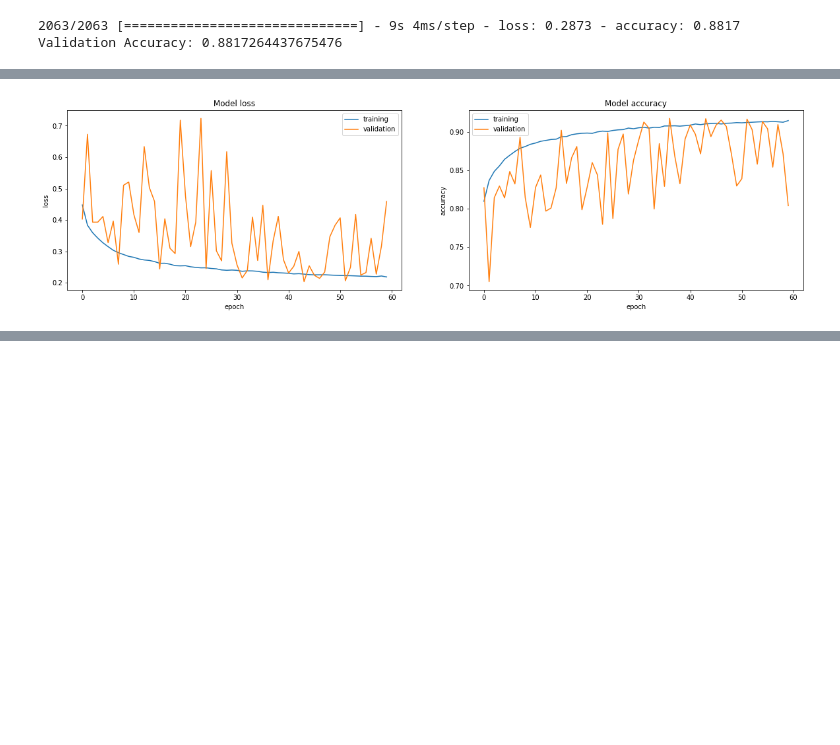
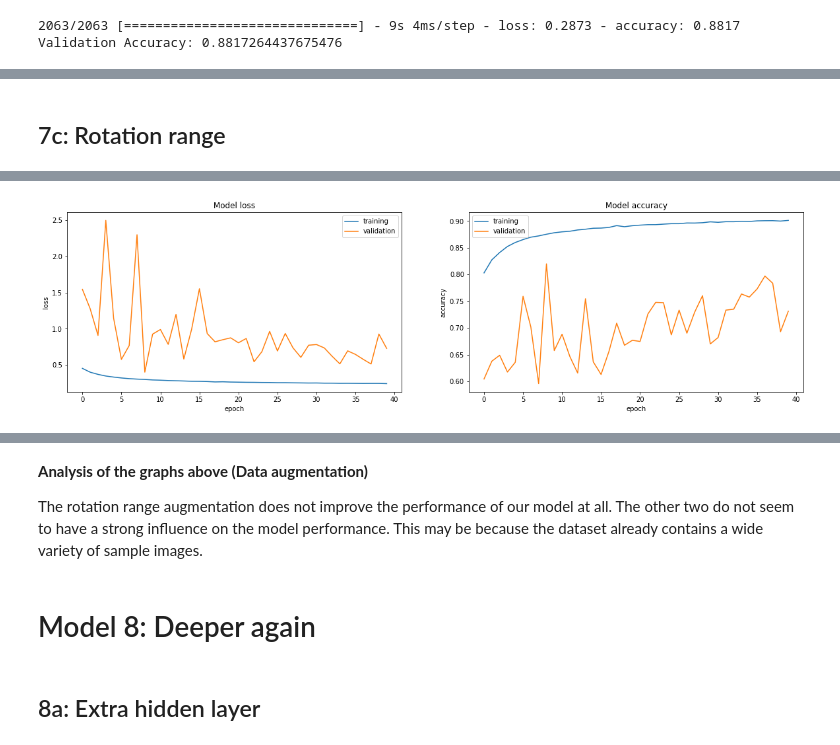
Before and after one commit to timmooren/hcd, a Jupyter notebook: code/hispa_cancer_detection.ipynb, the cells around one changed output, grey strips where cells are left out. Drawn from its saved outputs; the diff is of its cells as text; code cells hidden in the pictures; blank space fills up the shorter version.

```diff
--- a/code/hispa_cancer_detection.ipynb
+++ b/code/hispa_cancer_detection.ipynb
@@ -909,0 +1133,32 @@ Validation Accuracy: 0.8817264437675476
+# %%
+# Zoom range
+model = models.Sequential()
+model.add(layers.Conv2D(32, (3, 3), activation='relu', padding='same', input_shape=(32, 32, 3)))
+model.add(layers.MaxPooling2D((2, 2)))
+model.add(layers.BatchNormalization())
+
+model.add(layers.Dropout(0.2))
+model.add(layers.Conv2D(64, (3, 3), activation='relu', padding='same'))
+model.add(layers.MaxPooling2D((2, 2)))
+model.add(layers.BatchNormalization())
+
+model.add(layers.Dropout(0.2))
+model.add(layers.Conv2D(128, (3, 3), activation='relu', padding='same'))
+model.add(layers.MaxPooling2D((2, 2)))
+model.add(layers.BatchNormalization())
+
+model.add(layers.Dropout(0.2))
+model.add(layers.Conv2D(256, (3, 3), activation='relu', padding='same'))
+model.add(layers.MaxPooling2D((2, 2)))
+model.add(layers.BatchNormalization())
+
+
+model.add(layers.Flatten())
+model.add(layers.Dropout(0.4))
+model.add(layers.Dense(256, activation='relu'))
+model.add(layers.Dropout(0.4))
+model.add(layers.Dense(2, activation='softmax'))
+
+aug = {'zoom_range': 0.2}
+
+train_and_evaluate(model, train_images, train_labels, val_images, val_labels, preprocess={'featurewise_center': True, 'featurewise_std_normalization': True}, augment=aug, epochs=40)
@@ -910,5 +1186,7 @@ Validation Accuracy: 0.8817264437675476
+# %% [markdown]
+##  7c: Rotation range
 # %%
-# higher dropout
+## Rotation range
 model = models.Sequential()
 model.add(layers.Conv2D(32, (3, 3), activation='relu', padding='same', input_shape=(32, 32, 3)))
 model.add(layers.MaxPooling2D((2, 2)))
@@ -924,20 +1202,19 @@ model.add(layers.Conv2D(128, (3, 3), activation='relu', padding='same'))
 model.add(layers.MaxPooling2D((2, 2)))
 model.add(layers.BatchNormalization())
 
-model.add(layers.Dropout(0.3))
+model.add(layers.Dropout(0.2))
 model.add(layers.Conv2D(256, (3, 3), activation='relu', padding='same'))
 model.add(layers.MaxPooling2D((2, 2)))
 model.add(layers.BatchNormalization())
 
 
 model.add(layers.Flatten())
-model.add(layers.Dropout(0.5))
+model.add(layers.Dropout(0.4))
 model.add(layers.Dense(256, activation='relu'))
-model.add(layers.Dropout(0.5))
+model.add(layers.Dropout(0.4))
 model.add(layers.Dense(2, activation='softmax'))
 
-aug = {'horizontal_flip': True,
-       'vertical_flip': True}
+aug = {'rotation_range': 20}
 
-train_and_evaluate(model, train_images, train_labels, val_images, val_labels, preprocess={'featurewise_center': True, 'featurewise_std_normalization': True}, augment=aug, epochs=60)
+train_and_evaluate(model, train_images, train_labels, val_images, val_labels, preprocess={'featurewise_center': True, 'featurewise_std_normalization': True}, augment=aug, epochs=40)
 # %% [output]
@@ -961 +1238 @@ Epoch 60/60
-[figure, old version]
+[figure, new version]
@@ -965,0 +1241,8 @@ Validation Accuracy: 0.8039783239364624
+# %% [markdown]
+**Analysis of the graphs above (Data augmentation)**
+
+The rotation range augmentation does not improve the performance of our model at all. The other two do not seem to have a strong influence on the model performance. This may be because the dataset already contains a wide variety of sample images.
+# %% [markdown]
+# Model 8: Deeper again
+# %% [markdown]
+## 8a: Extra hidden layer
```
Also changed, not shown: parts of 69 cells of this notebook.
